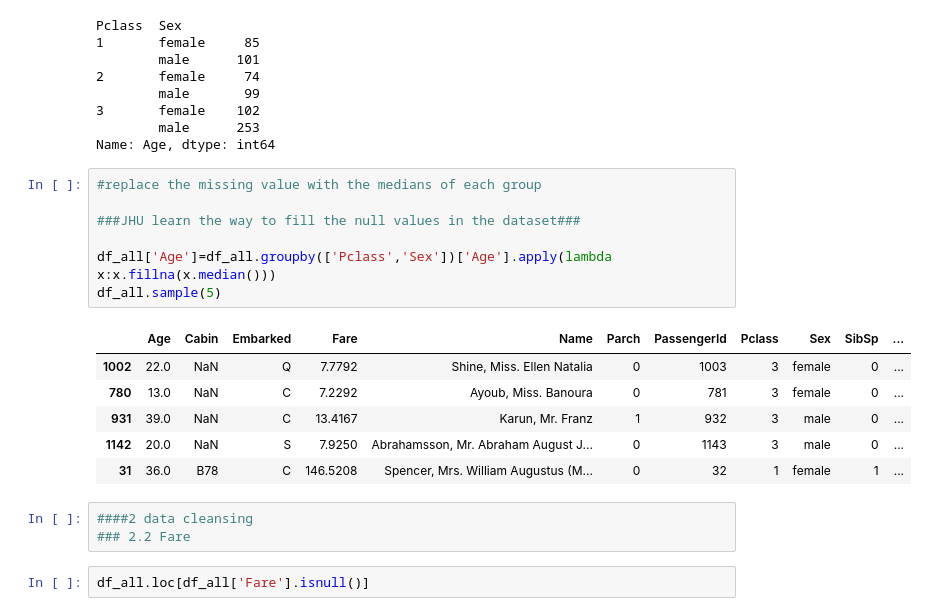
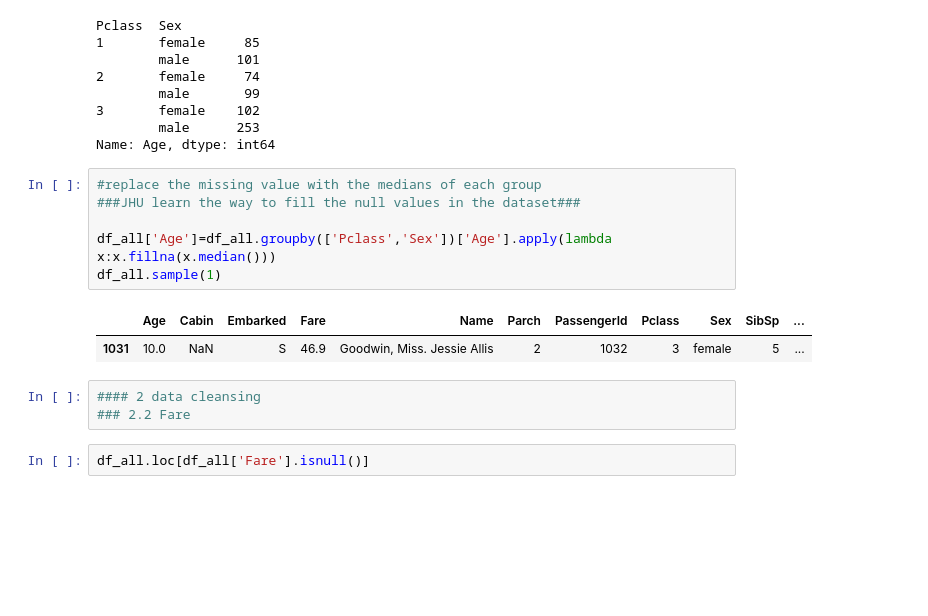
Before and after one commit to johnhhu2020/Kaggle-Machine-Learning-Feature-Engineering, a Jupyter notebook: 87%_Titanic_MachineLearning.ipynb, the cells around one changed output. Saved outputs shown, nothing was run; the diff lists cells and outputs as text; blank space fills up the shorter version.

```diff
--- a/87%_Titanic_MachineLearning.ipynb
+++ b/87%_Titanic_MachineLearning.ipynb
@@ -174,20 +169,15 @@ Pclass  Sex
 Name: Age, dtype: int64
 # %%
 #replace the missing value with the medians of each group
-
 ###JHU learn the way to fill the null values in the dataset###
 
 df_all['Age']=df_all.groupby(['Pclass','Sex'])['Age'].apply(lambda x:x.fillna(x.median()))
-df_all.sample(5)
+df_all.sample(1)
 # %% [output]
 |  | Age | Cabin | Embarked | Fare | Name | Parch | PassengerId | Pclass | Sex | SibSp | ... |
-| 1002 | 22.0 | NaN | Q | 7.7792 | Shine, Miss. Ellen Natalia | 0 | 1003 | 3 | female | 0 | ... |
-| 780 | 13.0 | NaN | C | 7.2292 | Ayoub, Miss. Banoura | 0 | 781 | 3 | female | 0 | ... |
-| 931 | 39.0 | NaN | C | 13.4167 | Karun, Mr. Franz | 1 | 932 | 3 | male | 0 | ... |
-| 1142 | 20.0 | NaN | S | 7.9250 | Abrahamsson, Mr. Abraham August J... | 0 | 1143 | 3 | male | 0 | ... |
-| 31 | 36.0 | B78 | C | 146.5208 | Spencer, Mrs. William Augustus (M... | 0 | 32 | 1 | female | 1 | ... |
+| 1031 | 10.0 | NaN | S | 46.9 | Goodwin, Miss. Jessie Allis | 2 | 1032 | 3 | female | 5 | ... |
 # %%
-####2 data cleansing
+#### 2 data cleansing
 ### 2.2 Fare
 # %%
 df_all.loc[df_all['Fare'].isnull()]
```
Also changed, not shown: parts of 36 cells of this notebook.
